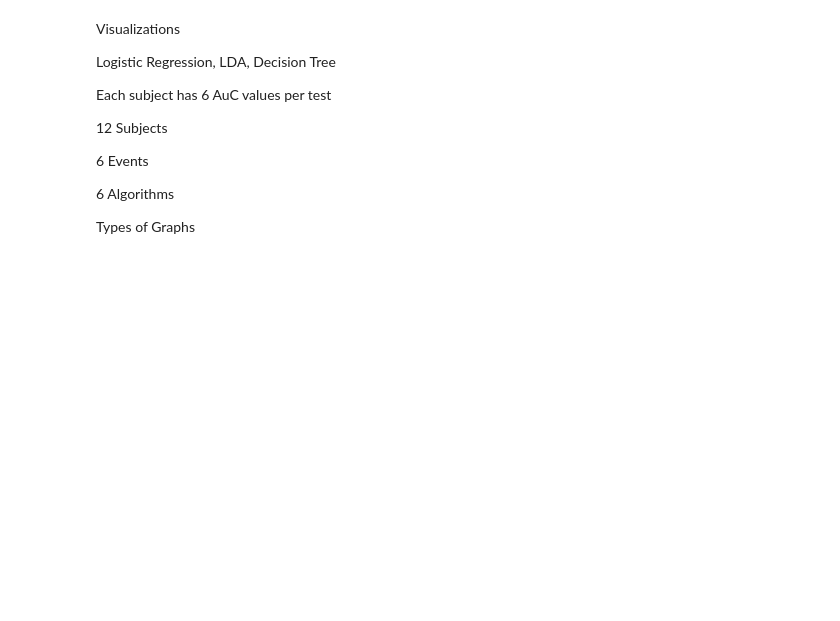
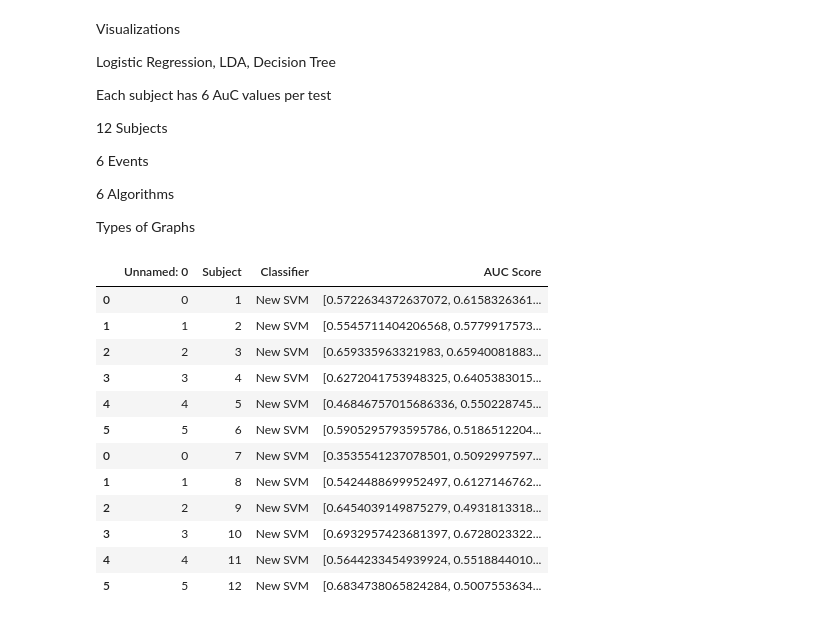
Before and after one commit to minavukovic/COGS189Project, a Jupyter notebook: Visualizations.ipynb, the cells around one changed output. Saved outputs shown, nothing was run; the diff lists cells and outputs as text; code cells hidden in the pictures; blank space fills up the shorter version.

```diff
--- a/Visualizations.ipynb
+++ b/Visualizations.ipynb
@@ -21,6 +21,27 @@ import patsy
 import statsmodels.api as sm
 import scipy.stats as stats
 from scipy.stats import ttest_ind, chisquare, normaltest
+# %%
+df_svm_1_6 = pd.read_csv('Mina_results_svc_1_6.csv')
+df_svm_7_12 = pd.read_csv('Mina_results_svc_7_12.csv')
+df_svm = [df_svm_1_6, df_svm_7_12]
+df = pd.concat(df_svm)
+df = df.replace(to_replace =["Support Vector Machine"], value ="New SVM")
+df
+# %% [output]
+|  | Unnamed: 0 | Subject | Classifier | AUC Score |
+| 0 | 0 | 1 | New SVM | [0.5722634372637072, 0.6158326361... |
+| 1 | 1 | 2 | New SVM | [0.5545711404206568, 0.5779917573... |
+| 2 | 2 | 3 | New SVM | [0.659335963321983, 0.65940081883... |
+| 3 | 3 | 4 | New SVM | [0.6272041753948325, 0.6405383015... |
+| 4 | 4 | 5 | New SVM | [0.46846757015686336, 0.550228745... |
+| 5 | 5 | 6 | New SVM | [0.5905295793595786, 0.5186512204... |
+| 0 | 0 | 7 | New SVM | [0.3535541237078501, 0.5092997597... |
+| 1 | 1 | 8 | New SVM | [0.5424488699952497, 0.6127146762... |
+| 2 | 2 | 9 | New SVM | [0.6454039149875279, 0.4931813318... |
+| 3 | 3 | 10 | New SVM | [0.6932957423681397, 0.6728023322... |
+| 4 | 4 | 11 | New SVM | [0.5644233454939924, 0.5518844010... |
+| 5 | 5 | 12 | New SVM | [0.6834738065824284, 0.5007553634... |
 # %%
 #loading in our data
 df_prabesh = pd.read_csv('Prabesh_results_Decision_Tree + AdaBoost - Prabesh_results_Decision_Tree.csv')
```
Also changed, not shown: parts of 6 cells of this notebook.
